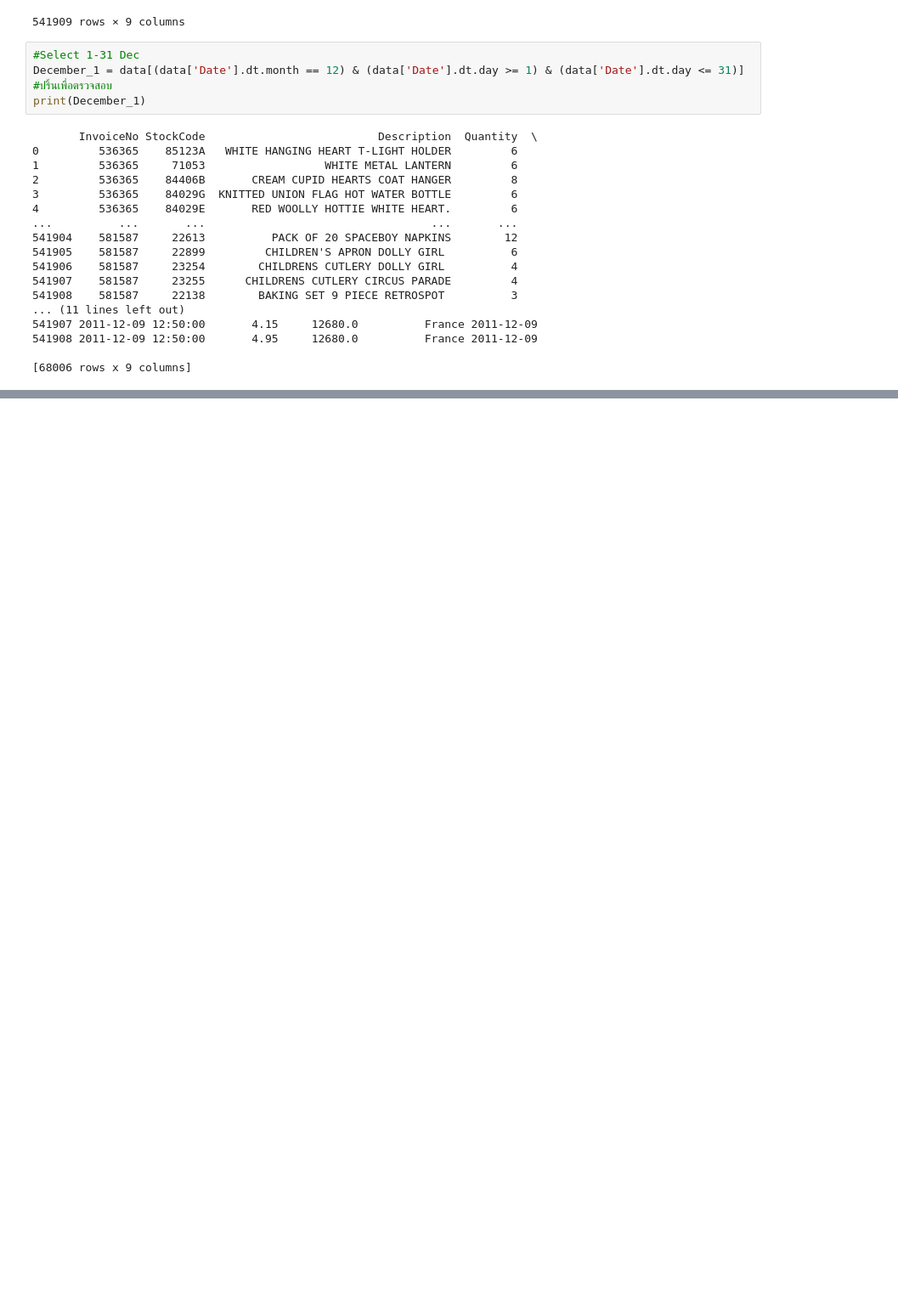
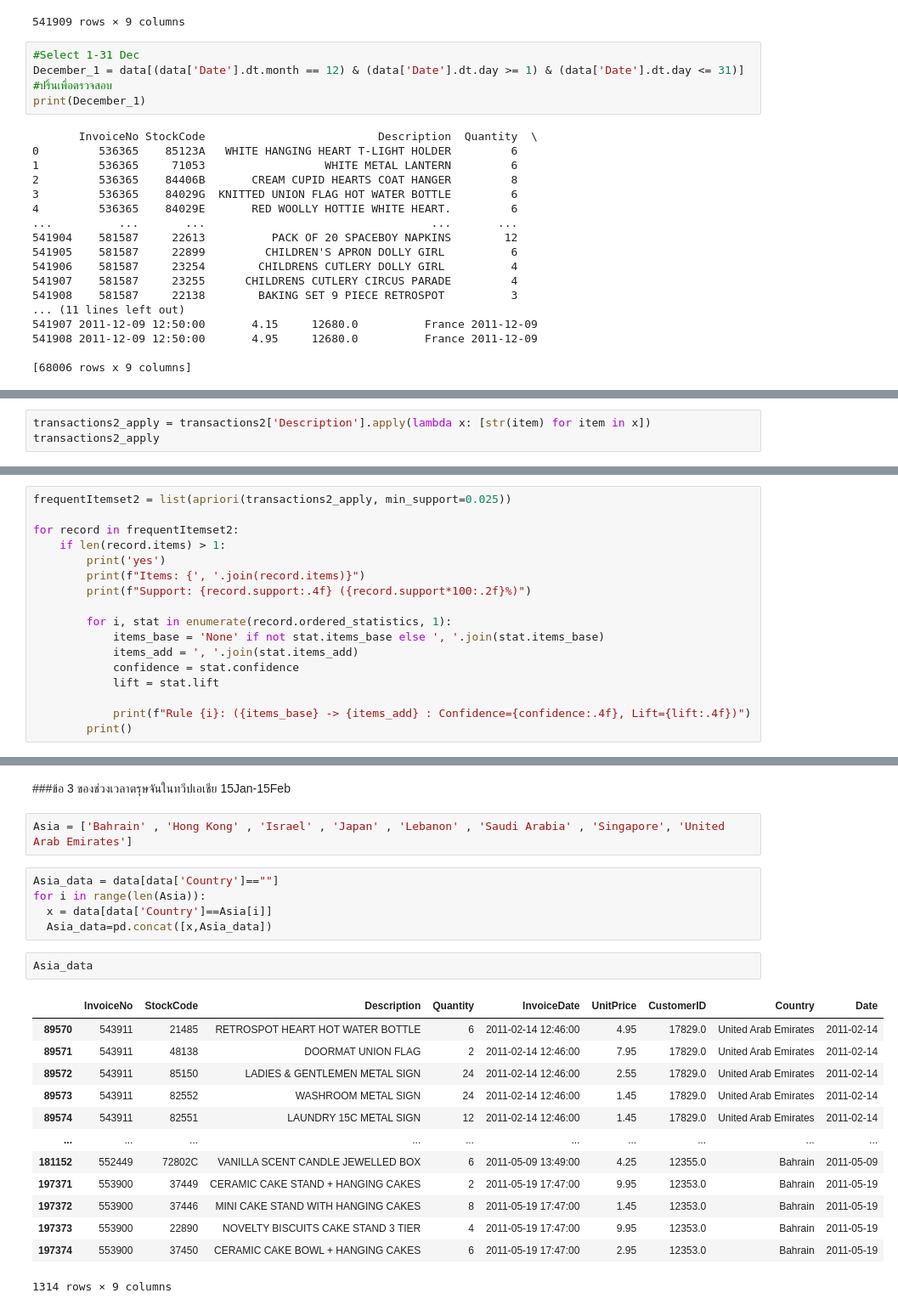
Before and after one commit to kwansawanth/BSC_DPDM23, a Jupyter notebook: Copy_of_Frequent_Patterns_(Association_Rules).ipynb, the cells around one changed output, grey strips where cells are left out. Shown: that part at 85% size. Drawn from its saved outputs; the diff is of its cells as text; blank space fills up the shorter version.

```diff
--- a/Copy_of_Frequent_Patterns_(Association_Rules).ipynb
+++ b/Copy_of_Frequent_Patterns_(Association_Rules).ipynb
@@ -285,0 +388,3 @@ Name: Description, Length: 3040, dtype: object
+# %%
+transactions2_apply = transactions2['Description'].apply(lambda x: [str(item) for item in x])
+transactions2_apply
@@ -285,0 +404,17 @@ Name: Description, Length: 3040, dtype: object
+# %%
+frequentItemset2 = list(apriori(transactions2_apply, min_support=0.025))
+
+for record in frequentItemset2:
+    if len(record.items) > 1:
+        print('yes')
+        print(f"Items: {', '.join(record.items)}")
+        print(f"Support: {record.support:.4f} ({record.support*100:.2f}%)")
+
+        for i, stat in enumerate(record.ordered_statistics, 1):
+            items_base = 'None' if not stat.items_base else ', '.join(stat.items_base)
+            items_add = ', '.join(stat.items_add)
+            confidence = stat.confidence
+            lift = stat.lift
+
+            print(f"Rule {i}: ({items_base} -> {items_add} : Confidence={confidence:.4f}, Lift={lift:.4f})")
+        print()
@@ -285,0 +439,25 @@ Name: Description, Length: 3040, dtype: object
+# %% [markdown]
+###ข้อ 3 ของช่วงเวลาตรุษจันในทวีปเอเชีย 15Jan-15Feb
+# %%
+Asia = ['Bahrain' , 'Hong Kong' , 'Israel' , 'Japan' , 'Lebanon' , 'Saudi Arabia' , 'Singapore', 'United Arab Emirates']
+# %%
+Asia_data = data[data['Country']==""]
+for i in range(len(Asia)):
+  x = data[data['Country']==Asia[i]]
+  Asia_data=pd.concat([x,Asia_data])
+# %%
+Asia_data
+# %% [output]
+|  | InvoiceNo | StockCode | Description | Quantity | InvoiceDate | UnitPrice | CustomerID | Country | Date |
+| 89570 | 543911 | 21485 | RETROSPOT HEART HOT WATER BOTTLE | 6 | 2011-02-14 12:46:00 | 4.95 | 17829.0 | United Arab Emirates | 2011-02-14 |
+| 89571 | 543911 | 48138 | DOORMAT UNION FLAG | 2 | 2011-02-14 12:46:00 | 7.95 | 17829.0 | United Arab Emirates | 2011-02-14 |
+| 89572 | 543911 | 85150 | LADIES & GENTLEMEN METAL SIGN | 24 | 2011-02-14 12:46:00 | 2.55 | 17829.0 | United Arab Emirates | 2011-02-14 |
+| 89573 | 543911 | 82552 | WASHROOM METAL SIGN | 24 | 2011-02-14 12:46:00 | 1.45 | 17829.0 | United Arab Emirates | 2011-02-14 |
+| 89574 | 543911 | 82551 | LAUNDRY 15C METAL SIGN | 12 | 2011-02-14 12:46:00 | 1.45 | 17829.0 | United Arab Emirates | 2011-02-14 |
+| ... | ... | ... | ... | ... | ... | ... | ... | ... | ... |
+| 181152 | 552449 | 72802C | VANILLA SCENT CANDLE JEWELLED BOX | 6 | 2011-05-09 13:49:00 | 4.25 | 12355.0 | Bahrain | 2011-05-09 |
+| 197371 | 553900 | 37449 | CERAMIC CAKE STAND + HANGING CAKES | 2 | 2011-05-19 17:47:00 | 9.95 | 12353.0 | Bahrain | 2011-05-19 |
+| 197372 | 553900 | 37446 | MINI CAKE STAND WITH HANGING CAKES | 8 | 2011-05-19 17:47:00 | 1.45 | 12353.0 | Bahrain | 2011-05-19 |
+| 197373 | 553900 | 22890 | NOVELTY BISCUITS CAKE STAND 3 TIER | 4 | 2011-05-19 17:47:00 | 9.95 | 12353.0 | Bahrain | 2011-05-19 |
+| 197374 | 553900 | 37450 | CERAMIC CAKE BOWL + HANGING CAKES | 6 | 2011-05-19 17:47:00 | 2.95 | 12353.0 | Bahrain | 2011-05-19 |
+1314 rows × 9 columns
```
Also changed, not shown: parts of 26 cells of this notebook.
